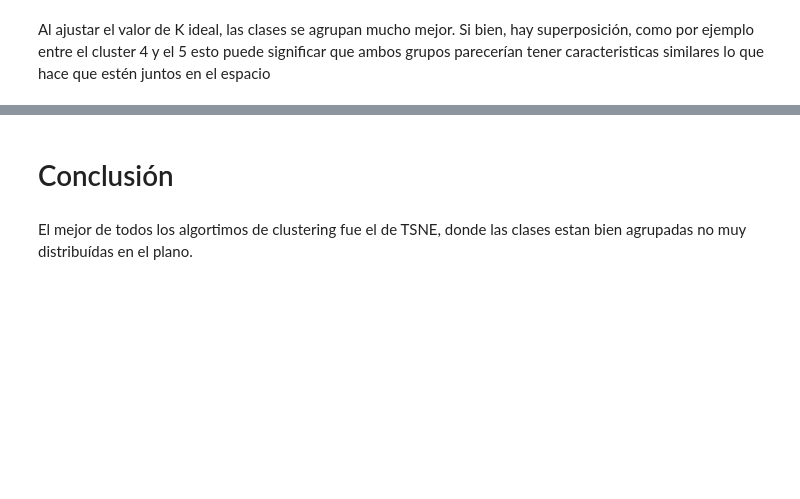
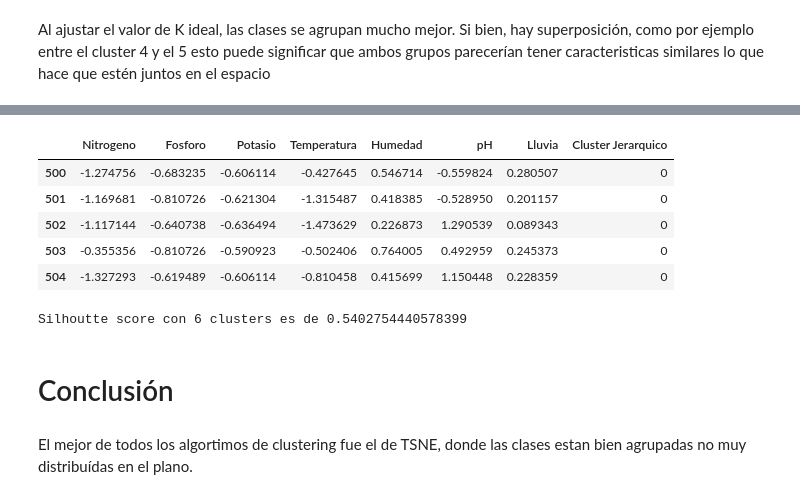
Before and after one commit to itssofiarce/MINERIA, a Jupyter notebook: tp1_2024/TP1_Mineria_Arce.ipynb, the cells around one changed output, grey strips where cells are left out. Saved outputs shown, nothing was run; the diff lists cells and outputs as text; code cells hidden in the pictures; blank space fills up the shorter version.

```diff
--- a/tp1_2024/TP1_Mineria_Arce.ipynb
+++ b/tp1_2024/TP1_Mineria_Arce.ipynb
@@ -922,0 +950,21 @@ Al ajustar el valor de K ideal, las clases se agrupan mucho mejor. Si bien, hay
+# %%
+n_clusters = 6
+cluster = AgglomerativeClustering(n_clusters=n_clusters)
+
+jerarq = cluster.fit_predict(std_subdata)
+
+score = silhouette_score(std_subdata, jerarq)
+# %%
+std_subdata['Cluster Jerarquico'] = jerarq
+std_subdata.head()
+# %% [output]
+|  | Nitrogeno | Fosforo | Potasio | Temperatura | Humedad | pH | Lluvia | Cluster Jerarquico |
+| 500 | -1.274756 | -0.683235 | -0.606114 | -0.427645 | 0.546714 | -0.559824 | 0.280507 | 0 |
+| 501 | -1.169681 | -0.810726 | -0.621304 | -1.315487 | 0.418385 | -0.528950 | 0.201157 | 0 |
+| 502 | -1.117144 | -0.640738 | -0.636494 | -1.473629 | 0.226873 | 1.290539 | 0.089343 | 0 |
+| 503 | -0.355356 | -0.810726 | -0.590923 | -0.502406 | 0.764005 | 0.492959 | 0.245373 | 0 |
+| 504 | -1.327293 | -0.619489 | -0.606114 | -0.810458 | 0.415699 | 1.150448 | 0.228359 | 0 |
+# %%
+print(f'Silhoutte score con 6 clusters es de {score}')
+# %% [output]
+Silhoutte score con 6 clusters es de 0.5402754440578399
```
Also changed, not shown: parts of 20 cells of this notebook.
